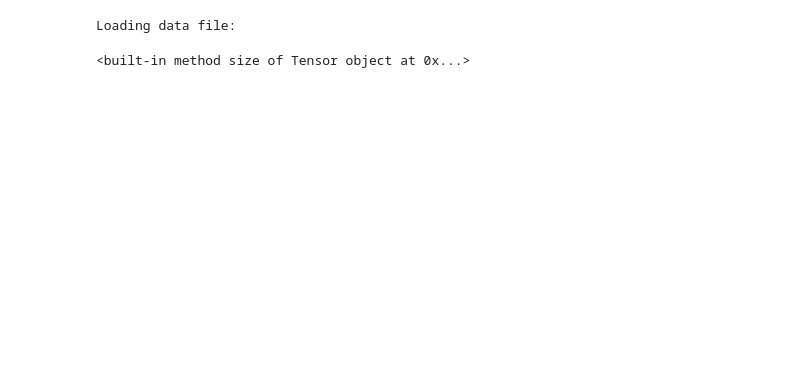
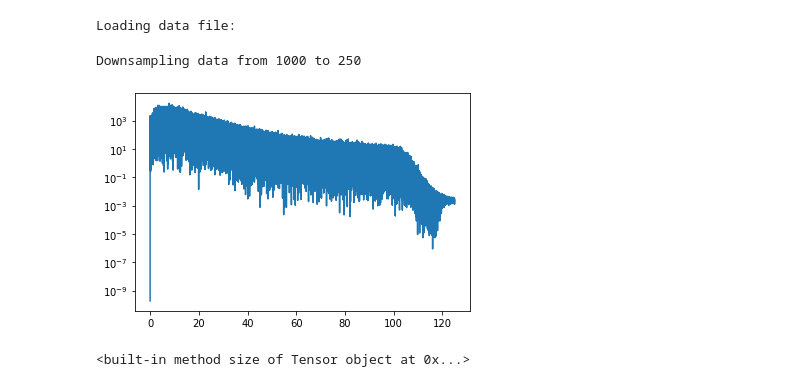
Before and after one commit to m-nolan/ecog_is2s, a Jupyter notebook: ECoG_ex_from_module.ipynb, the cells around one changed output. Saved outputs shown, nothing was run; the diff lists cells and outputs as text; code cells hidden in the pictures; blank space fills up the shorter version.

```diff
--- a/ECoG_ex_from_module.ipynb
+++ b/ECoG_ex_from_module.ipynb
@@ -52,5 +52,21 @@ sat_mask = mask_data["sat"]
 data_in[:,np.logical_or(hf_mask,sat_mask)] = 0.
 # %% [output]
 Loading data file:
+# %%
+# downsample the data
+srate_down = 250
+total_len_T = 20*60 # I just don't have that much time!
+total_len_n = total_len_T*srate_in
+data_idx = data_in.shape[1]//2 + np.arange(total_len_n)
+print('Downsampling data from {0} to {1}'.format(srate_in,srate_down))
+data_in = np.float32(sp.signal.decimate(data_in[:,data_idx],srate_in//srate_down,axis=-1))
+# %% [output]
+Downsampling data from 1000 to 250
+# %%
+f,pxx = sp.signal.periodogram(data_in[np.random.randint(0,61),:],fs=srate_down)
+plt.plot(f,pxx)
+plt.yscale('log')
+# %% [output]
+[figure, added]
 # %%
 # create dataset object from file
```
Also changed, not shown: parts of 3 cells of this notebook, 2 other files.
